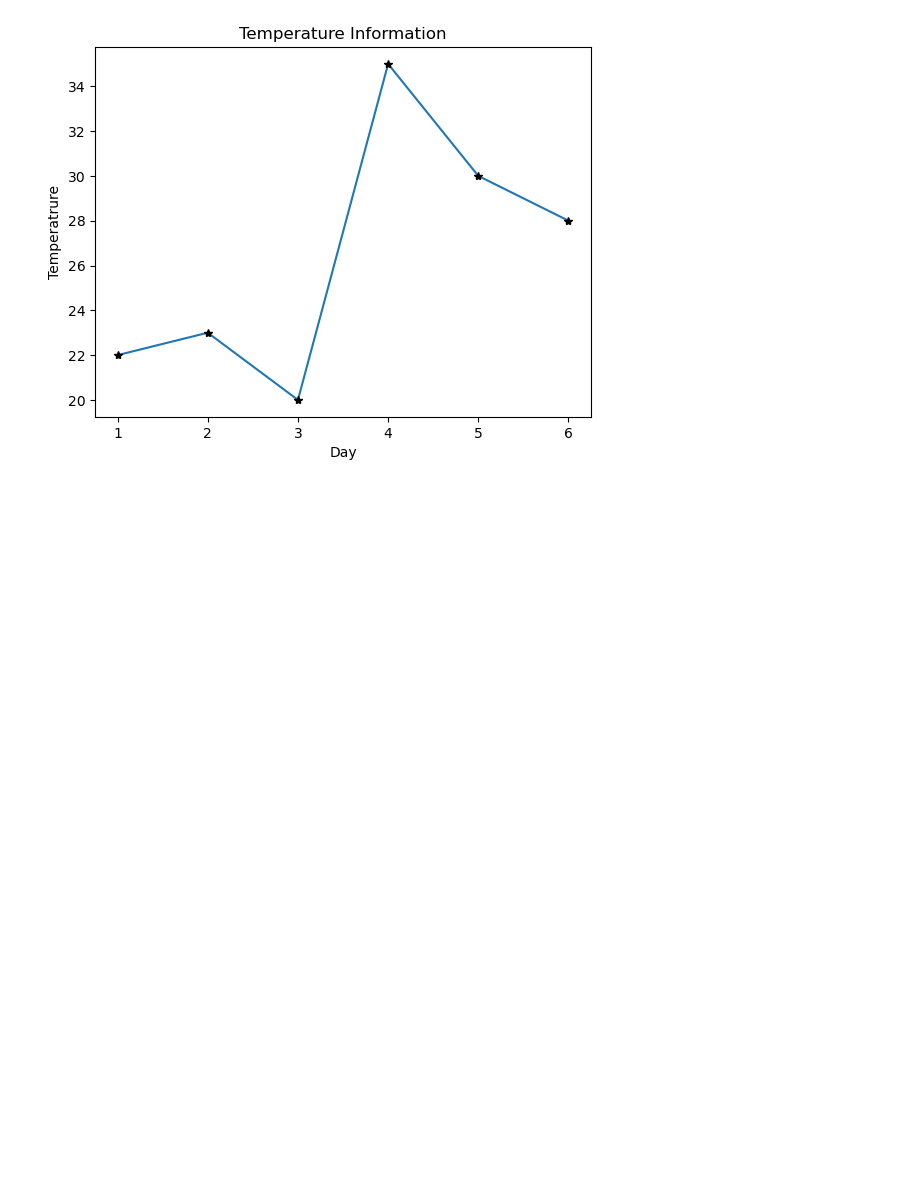
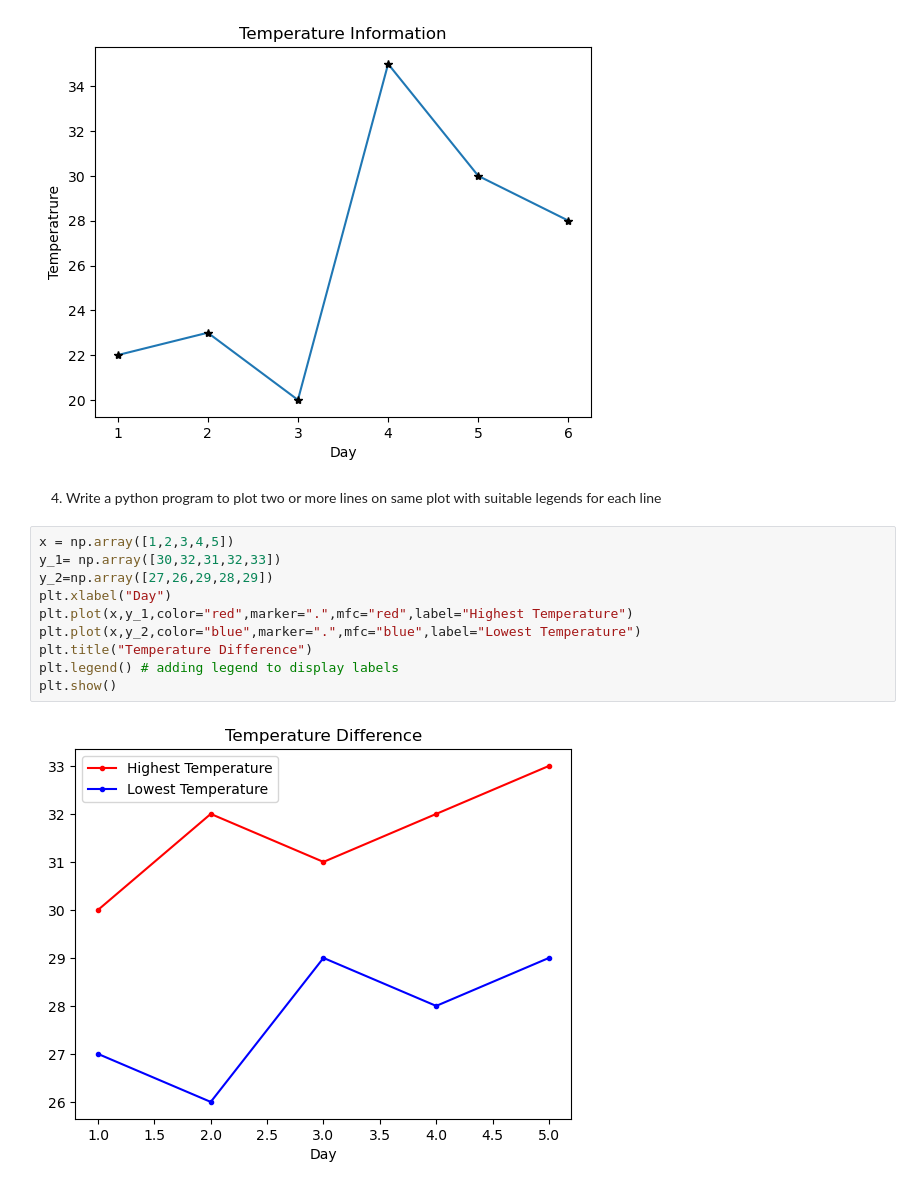
Before and after one commit to jerardh/S3, a Jupyter notebook: DS/exercise3.ipynb, the cells around one changed output. Drawn from its saved outputs; the diff is of its cells as text; blank space fills up the shorter version.

```diff
--- a/DS/exercise3.ipynb
+++ b/DS/exercise3.ipynb
@@ -45,3 +45,17 @@ plt.plot(x_data,y_data,ls="-",marker="*",mec="black",mfc="black")
 # %% [output]
 [<matplotlib.lines.Line2D at 0x...>]
 [figure]
+# %% [markdown]
+4. Write a python program to plot two or more lines on same plot with suitable legends for each line
+# %%
+x = np.array([1,2,3,4,5])
+y_1= np.array([30,32,31,32,33])
+y_2=np.array([27,26,29,28,29])
+plt.xlabel("Day")
+plt.plot(x,y_1,color="red",marker=".",mfc="red",label="Highest Temperature")
+plt.plot(x,y_2,color="blue",marker=".",mfc="blue",label="Lowest Temperature")
+plt.title("Temperature Difference")
+plt.legend() # adding legend to display labels
+plt.show()
+# %% [output]
+[figure, added]
```
Also changed, not shown: parts of 8 cells of this notebook.
